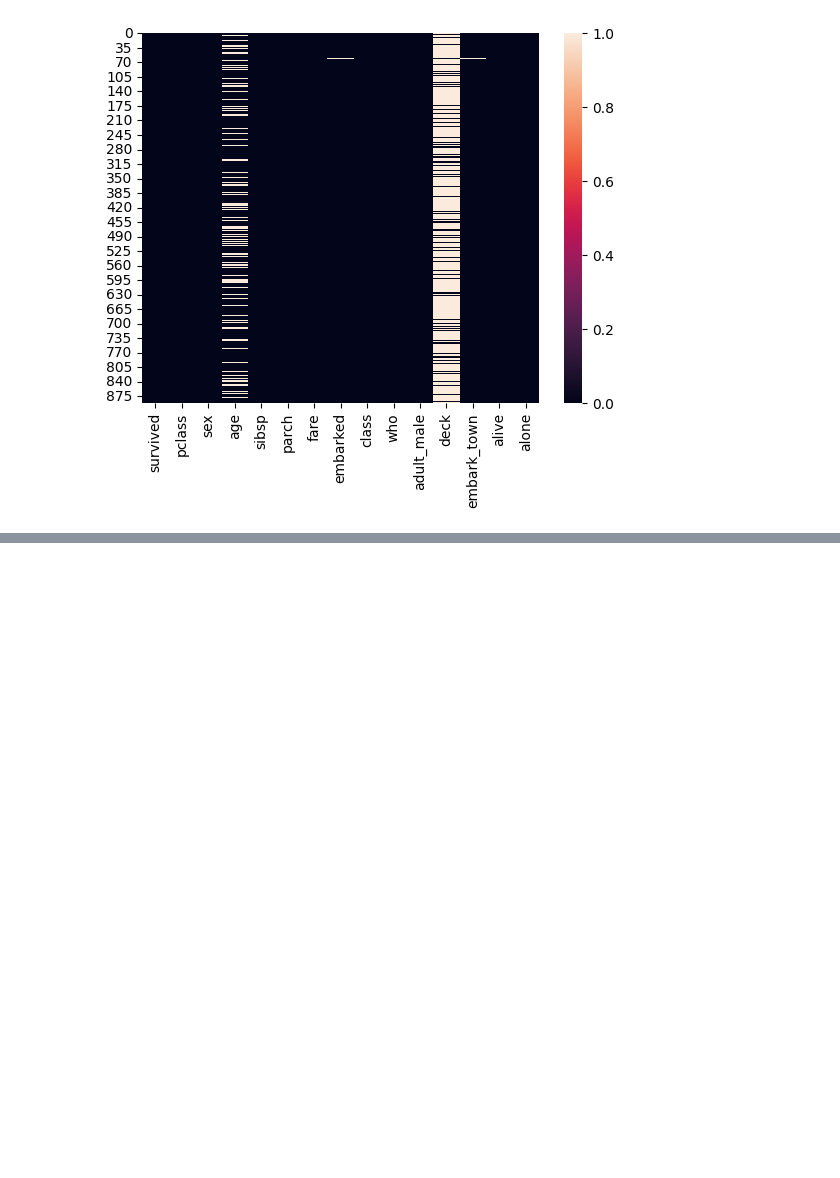
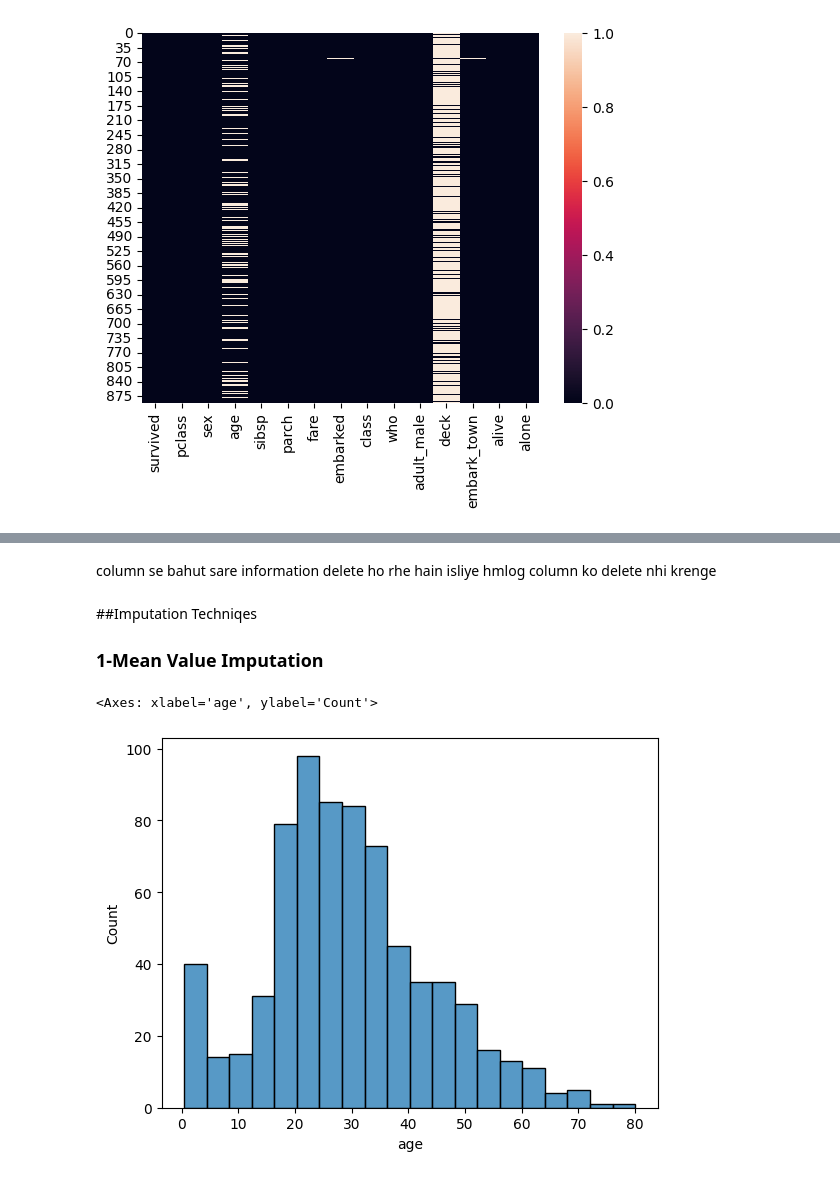
Before and after one commit to vishwakarma9470/FeatureEngineering_machine_learning, a Jupyter notebook: FeatureEngineering_MachineLearning.ipynb, the cells around one changed output, grey strips where cells are left out. Saved outputs shown, nothing was run; the diff lists cells and outputs as text; code cells hidden in the pictures; blank space fills up the shorter version.

```diff
--- a/FeatureEngineering_MachineLearning.ipynb
+++ b/FeatureEngineering_MachineLearning.ipynb
@@ -56,0 +134,10 @@ sns.heatmap(df.isnull())
+# %% [markdown]
+column se bahut sare information delete ho rhe hain isliye hmlog column ko delete nhi krenge
+# %% [markdown]
+##Imputation Techniqes
+###  1-Mean Value Imputation
+# %%
+sns.histplot(df['age'])                                      ## histplot ke jagah displot bhi de skte hain
+# %% [output]
+<Axes: xlabel='age', ylabel='Count'>
+[figure, added]
```
Also changed, not shown: parts of 29 cells of this notebook.
